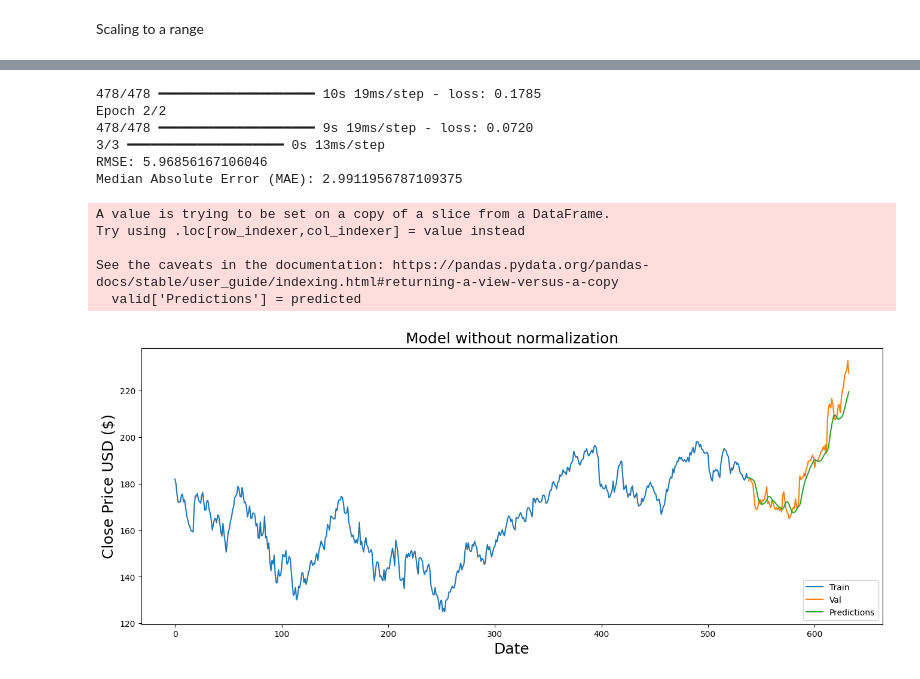
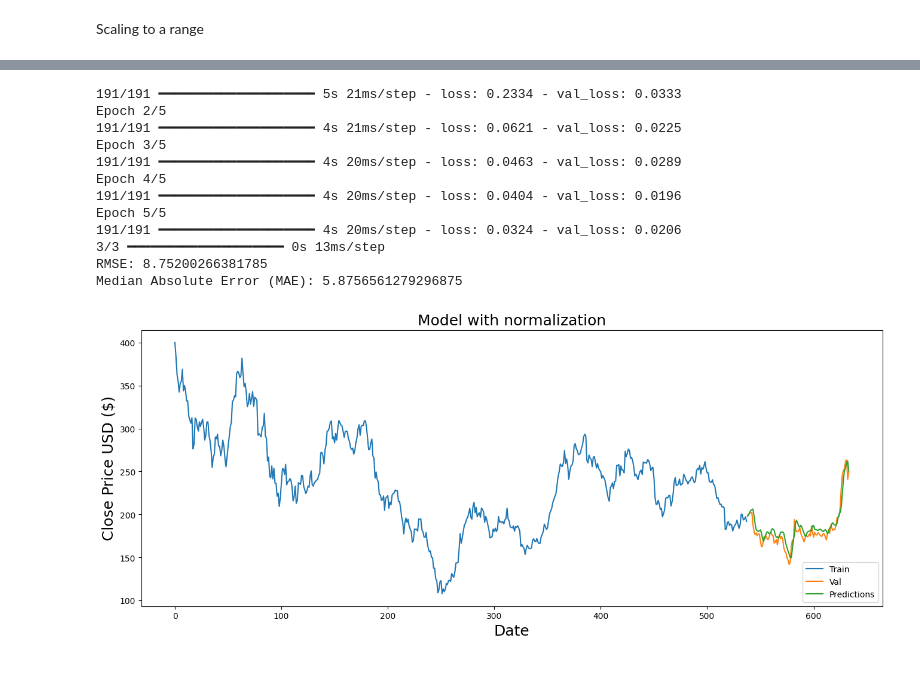
Before and after one commit to porchportal/stock-market-prediction-by--multi-Task-learning, a Jupyter notebook: VScodeML@2/speedPaper/SpeedPaper.ipynb, the cells around one changed output, grey strips where cells are left out. Drawn from its saved outputs; the diff is of its cells as text; code cells hidden in the pictures.

```diff
--- a/VScodeML@2/speedPaper/SpeedPaper.ipynb
+++ b/VScodeML@2/speedPaper/SpeedPaper.ipynb
@@ -279,14 +288,12 @@ See the caveats in the documentation: https://pandas.pydata.org/pandas-docs/stab
 # %% [markdown]
 Experiment Zone
 # %%
-x_train = []
-y_train = []
 
-
-def visualizeTrain(scaleable_type, xtrain, ytrain, model):
+all_predictions_list = []
+def visualizeTrain(scaleable_type, xtrain, ytrain, model, training_data):
     # Create the training data set
     # Create the scaled training data set
-    trained_data = scaleable_type[0:int(training_data_len), :]
+    trained_data = scaleable_type[0:int(training_data), :]
     # Split the data into x_train and y_train data sets
     for i in range(60, len(trained_data)):
         xtrain.append(trained_data[i-60:i, 0])
@@ -306,22 +313,26 @@ def visualizeTrain(scaleable_type, xtrain, ytrain, model):
     model.add(LSTM(128, return_sequences=True,
               input_shape=(xtrain.shape[1], 1)))
     model.add(LSTM(64, return_sequences=False))
-    model.add(Dense(25))
-    model.add(Dropout(0.2))
+    #model.add(Dense(25))
+    model.add(Dense(50))
+    #model.add(Dropout(0.2))
     model.add(Dense(1, activation='linear'))
 
     # Compile the model
     model.compile(optimizer='adam', loss='mean_squared_error')
 
     # Train the model
-    model.fit(xtrain, ytrain, epochs=2, batch_size=1)
+    #model.fit(xtrain, ytrain, epochs=2, batch_size=1)
+    model.fit(xtrain, ytrain, epochs=5, batch_size=2, validation_split=0.2)
 
-x_test = []
 
-def Evaluation(scaleable_type, scaler, xtest):
-    test_data = scaleable_type[training_data_len - 60:, :]
+def Evaluation(scaleable_type, scaler, xtest, training_data, data, model):
+
+    test_data = scaleable_type[training_data - 60:, :]
     # Create the data sets x_test and y_test
-    ytest = data.values[training_data_len:, :]
+
+    ytest = data.values[training_data:, :]
+
     for i in range(60, len(test_data)):
         xtest.append(test_data[i-60:i, 0])
 
@@ -343,12 +354,14 @@ def Evaluation(scaleable_type, scaler, xtest):
     print(f'RMSE: {rmse}')
     print(f'Median Absolute Error (MAE): {medae}')
 
-    train = data[:training_data_len]
-    valid = data[training_data_len:]
+    train = data[:training_data]
+    valid = data[training_data:].copy()
     valid['Predictions'] = predicted
+    all_predictions_list.append(predicted)
+
     # Visualize the data
     plt.figure(figsize=(16, 6))
-    plt.title('Model without normalization', fontsize=18)
+    plt.title('Model with normalization', fontsize=18)
     plt.xlabel('Date', fontsize=18)
     plt.ylabel('Close Price USD ($)', fontsize=18)
     plt.plot(train['Close'])
@@ -360,13 +417,16 @@ Scaling to a range
 # %%
 # Z-Score Normalization
 scalerZScore = StandardScaler()
-scaled_Z_Score = scalerZScore.fit_transform(data.values)
+#scaled_Z_Score = scalerZScore.fit_transform(data.values)
+scaled_Z_Score = scalerZScore.fit_transform(data.values.reshape(-1, 1))
 
 x_train_Z = []
 y_train_Z = []
 x_test_Z = []
 modelZ = Sequential()
 
-visualizeTrain(scaled_Z_Score, x_train_Z, y_train_Z, modelZ)
-Evaluation(scaled_Z_Score, scalerZScore, xtest=x_test_Z)
+visualizeTrain(scaled_Z_Score, x_train_Z, y_train_Z, modelZ, training_data_len)
+Evaluation(scaled_Z_Score, scalerZScore, xtest=x_test_Z,training_data=training_data_len, data=data, model=modelZ)
+#RMSE: 5.869824840358386
+#Median Absolute Error (MAE): 2.579254150390625
 # %% [output]
@@ -390,15 +450,16 @@ Epoch 1/2
-478/478 ━━━━━━━━━━━━━━━━━━━━ 10s 19ms/step - loss: 0.1785
-Epoch 2/2
-478/478 ━━━━━━━━━━━━━━━━━━━━ 9s 19ms/step - loss: 0.0720
+191/191 ━━━━━━━━━━━━━━━━━━━━ 5s 21ms/step - loss: 0.2334 - val_loss: 0.0333
+Epoch 2/5
+191/191 ━━━━━━━━━━━━━━━━━━━━ 4s 21ms/step - loss: 0.0621 - val_loss: 0.0225
+Epoch 3/5
+191/191 ━━━━━━━━━━━━━━━━━━━━ 4s 20ms/step - loss: 0.0463 - val_loss: 0.0289
+Epoch 4/5
+191/191 ━━━━━━━━━━━━━━━━━━━━ 4s 20ms/step - loss: 0.0404 - val_loss: 0.0196
+Epoch 5/5
+191/191 ━━━━━━━━━━━━━━━━━━━━ 4s 20ms/step - loss: 0.0324 - val_loss: 0.0206
 3/3 ━━━━━━━━━━━━━━━━━━━━ 0s 13ms/step
-RMSE: 5.96856167106046
-Median Absolute Error (MAE): 2.9911956787109375
+RMSE: 8.75200266381785
+Median Absolute Error (MAE): 5.8756561279296875
-A value is trying to be set on a copy of a slice from a DataFrame.
-Try using .loc[row_indexer,col_indexer] = value instead
-
-See the caveats in the documentation: https://pandas.pydata.org/pandas-docs/stable/user_guide/indexing.html#returning-a-view-versus-a-copy
-  valid['Predictions'] = predicted
-[figure, old version]
+[figure, new version]
 # %%
 # Max Abs Scaling
 scalerMaxAbs = MaxAbsScaler()
```
Also changed, not shown: parts of 38 cells of this notebook.
